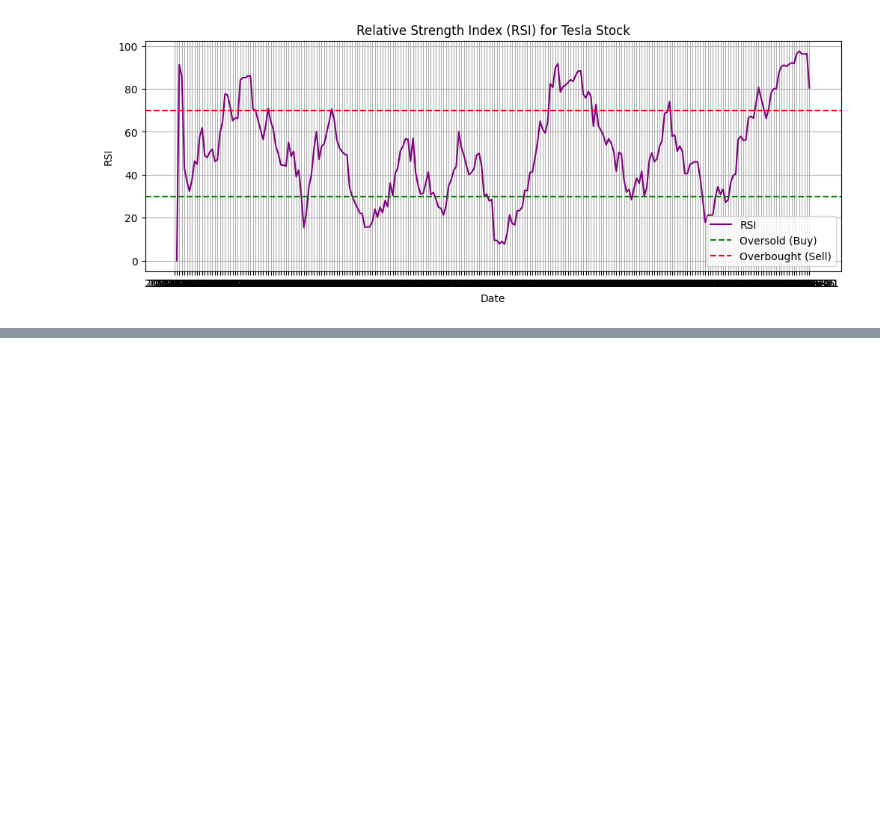
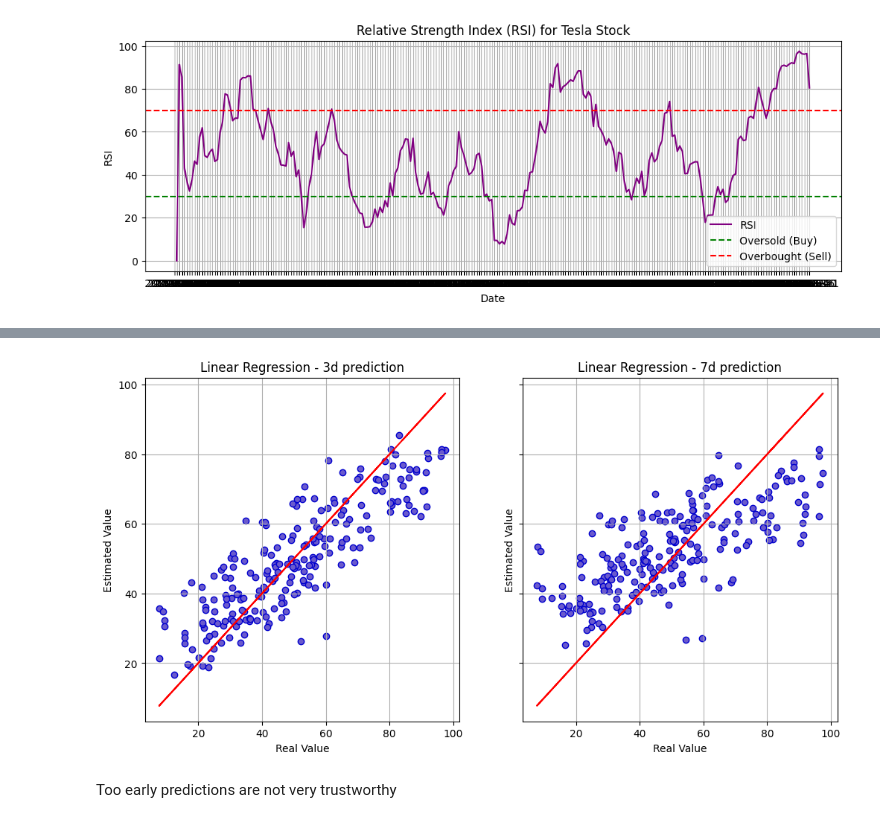
Before and after one commit to Barryjuait/Barryjuait, a Jupyter notebook: Personal Projects/Stock_Prices_Forecasting.ipynb, the cells around one changed output, grey strips where cells are left out. Saved outputs shown, nothing was run; the diff lists cells and outputs as text; code cells hidden in the pictures; blank space fills up the shorter version.

```diff
--- a/Personal Projects/Stock_Prices_Forecasting.ipynb
+++ b/Personal Projects/Stock_Prices_Forecasting.ipynb
@@ -249,0 +378,20 @@ plt.show()
+# %%
+fig, ax = plt.subplots(nrows=1, ncols=2, figsize=(12, 6), sharey = True)
+
+ax[0].scatter(y_test_3d_actual,y_pred_3d_actual,color="slateblue",edgecolor="mediumblue")
+ax[0].plot(y_test_3d_actual, y_test_3d_actual, 'r')
+ax[0].set_xlabel('Real Value')
+ax[0].set_ylabel('Estimated Value')
+ax[0].set_title('Linear Regression - 3d prediction')
+ax[0].grid(True)
+
+ax[1].scatter(y_test_7d_actual,y_pred_7d_actual,color="slateblue",edgecolor="mediumblue")
+ax[1].plot(y_test_7d_actual,y_test_7d_actual,color="red")
+ax[1].set_xlabel('Real Value')
+ax[1].set_ylabel('Estimated Value')
+ax[1].set_title('Linear Regression - 7d prediction')
+ax[1].grid(True)
+# %% [output]
+[figure, added]
+# %% [markdown]
+Too early predictions are not very trustworthy
```
Also changed, not shown: parts of 11 cells of this notebook.
